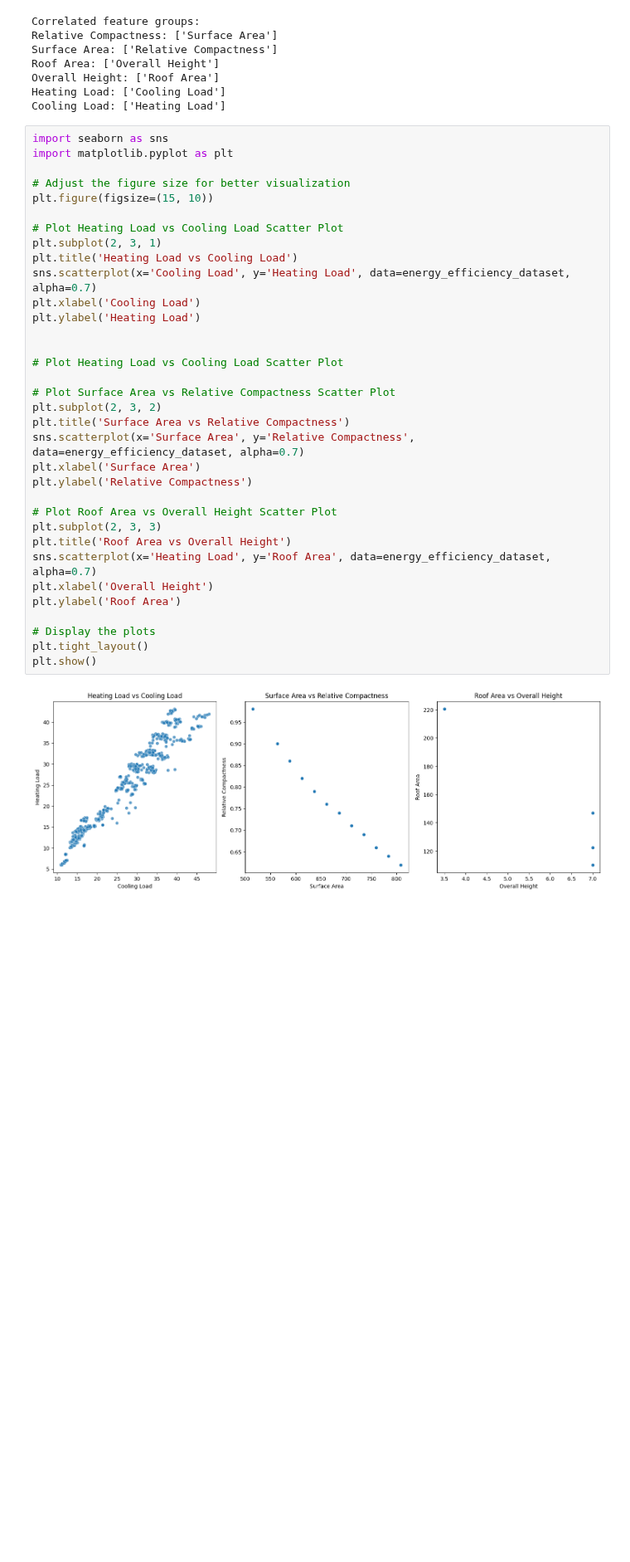
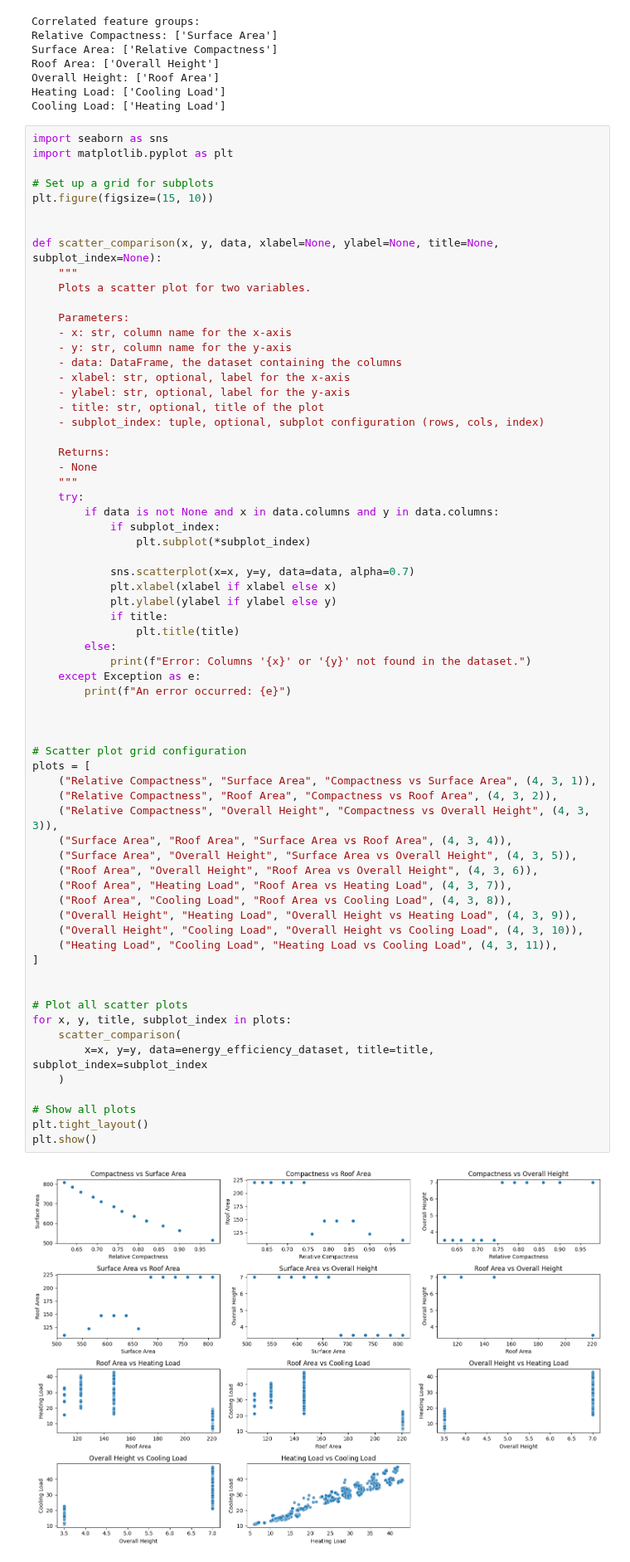
Before and after one commit to gogiraFoundation/energy-efficiency-dataset, a Jupyter notebook: files/e-d-a/exploratory_data_nalysis_(EDA)_.ipynb, the cells around one changed output. Shown at 83% size. Saved outputs shown, nothing was run; the diff lists cells and outputs as text; blank space fills up the shorter version.

```diff
--- a/files/exploratory_data_nalysis_(EDA)_.ipynb
+++ b/files/e-d-a/exploratory_data_nalysis_(EDA)_.ipynb
@@ -310,36 +308,68 @@ Cooling Load: ['Heating Load']
 # %%
 import seaborn as sns
 import matplotlib.pyplot as plt
 
-# Adjust the figure size for better visualization
+# Set up a grid for subplots
 plt.figure(figsize=(15, 10))
 
-# Plot Heating Load vs Cooling Load Scatter Plot
-plt.subplot(2, 3, 1)
-plt.title('Heating Load vs Cooling Load')
-sns.scatterplot(x='Cooling Load', y='Heating Load', data=energy_efficiency_dataset, alpha=0.7)
-plt.xlabel('Cooling Load')
-plt.ylabel('Heating Load')
+
+def scatter_comparison(x, y, data, xlabel=None, ylabel=None, title=None, subplot_index=None):
+    """
+    Plots a scatter plot for two variables.
+
+    Parameters:
+    - x: str, column name for the x-axis
+    - y: str, column name for the y-axis
+    - data: DataFrame, the dataset containing the columns
+    - xlabel: str, optional, label for the x-axis
+    - ylabel: str, optional, label for the y-axis
+    - title: str, optional, title of the plot
+    - subplot_index: tuple, optional, subplot configuration (rows, cols, index)
+
+    Returns:
+    - None
+    """
+    try:
+        if data is not None and x in data.columns and y in data.columns:
+            if subplot_index:
+                plt.subplot(*subplot_index)
+
+            sns.scatterplot(x=x, y=y, data=data, alpha=0.7)
+            plt.xlabel(xlabel if xlabel else x)
+            plt.ylabel(ylabel if ylabel else y)
+            if title:
+                plt.title(title)
+        else:
+            print(f"Error: Columns '{x}' or '{y}' not found in the dataset.")
+    except Exception as e:
+        print(f"An error occurred: {e}")
 
 
-# Plot Heating Load vs Cooling Load Scatter Plot
 
-# Plot Surface Area vs Relative Compactness Scatter Plot
-plt.subplot(2, 3, 2)
-plt.title('Surface Area vs Relative Compactness')
-sns.scatterplot(x='Surface Area', y='Relative Compactness', data=energy_efficiency_dataset, alpha=0.7)
-plt.xlabel('Surface Area')
-plt.ylabel('Relative Compactness')
+# Scatter plot grid configuration
+plots = [
+    ("Relative Compactness", "Surface Area", "Compactness vs Surface Area", (4, 3, 1)),
+    ("Relative Compactness", "Roof Area", "Compactness vs Roof Area", (4, 3, 2)),
+    ("Relative Compactness", "Overall Height", "Compactness vs Overall Height", (4, 3, 3)),
+    ("Surface Area", "Roof Area", "Surface Area vs Roof Area", (4, 3, 4)),
+    ("Surface Area", "Overall Height", "Surface Area vs Overall Height", (4, 3, 5)),
+    ("Roof Area", "Overall Height", "Roof Area vs Overall Height", (4, 3, 6)),
+    ("Roof Area", "Heating Load", "Roof Area vs Heating Load", (4, 3, 7)),
+    ("Roof Area", "Cooling Load", "Roof Area vs Cooling Load", (4, 3, 8)),
+    ("Overall Height", "Heating Load", "Overall Height vs Heating Load", (4, 3, 9)),
+    ("Overall Height", "Cooling Load", "Overall Height vs Cooling Load", (4, 3, 10)),
+    ("Heating Load", "Cooling Load", "Heating Load vs Cooling Load", (4, 3, 11)),
+]
 
-# Plot Roof Area vs Overall Height Scatter Plot
-plt.subplot(2, 3, 3)
-plt.title('Roof Area vs Overall Height')
-sns.scatterplot(x='Heating Load', y='Roof Area', data=energy_efficiency_dataset, alpha=0.7)
-plt.xlabel('Overall Height')
-plt.ylabel('Roof Area')
 
-# Display the plots
+# Plot all scatter plots
+for x, y, title, subplot_index in plots:
+    scatter_comparison(
+        x=x, y=y, data=energy_efficiency_dataset, title=title, subplot_index=subplot_index
+    )
+
+# Show all plots
 plt.tight_layout()
 plt.show()
 # %% [output]
-[figure, old version]
+[figure, new version]
```
Also changed, not shown: parts of 2 cells of this notebook, 1 other file.
